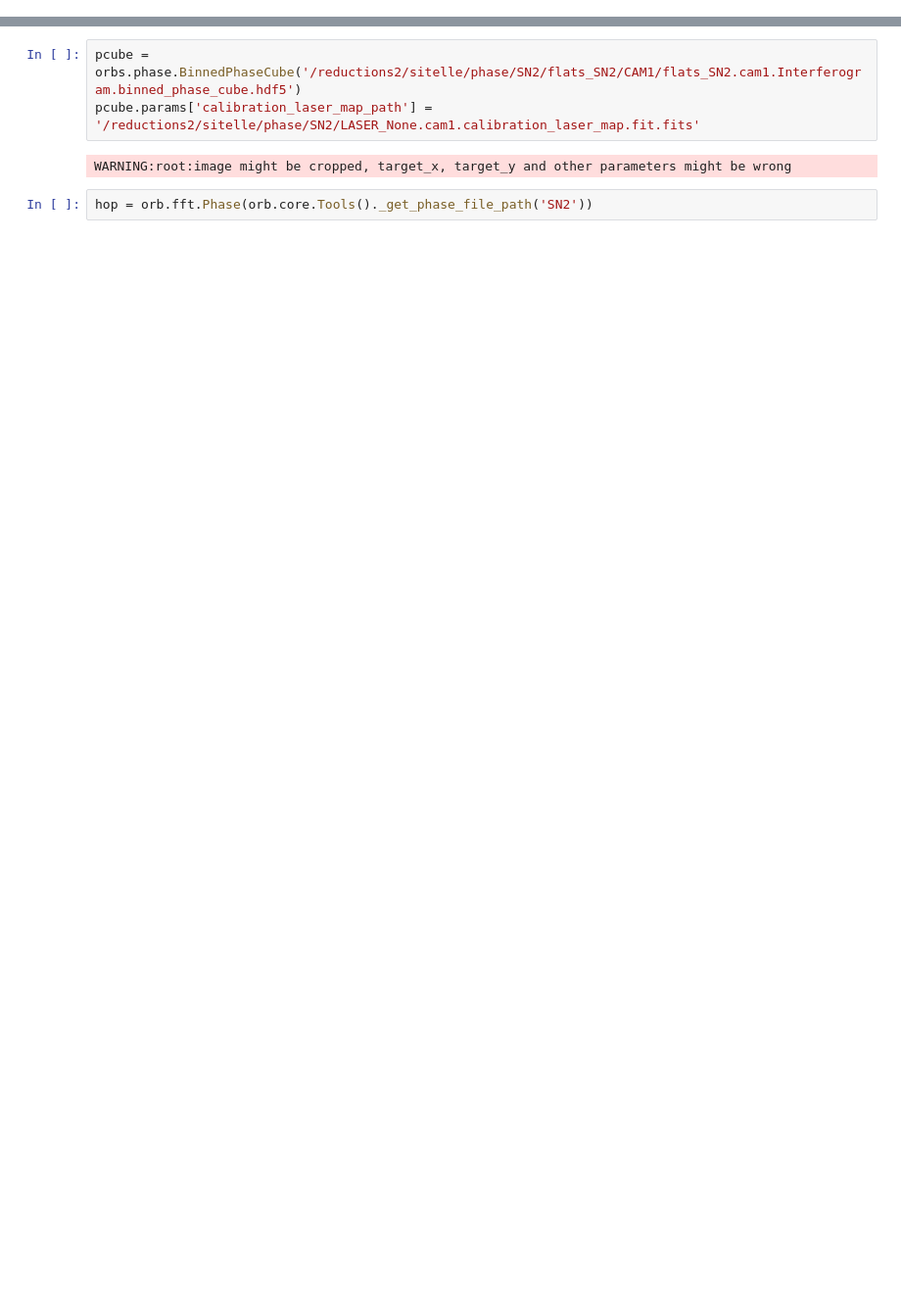
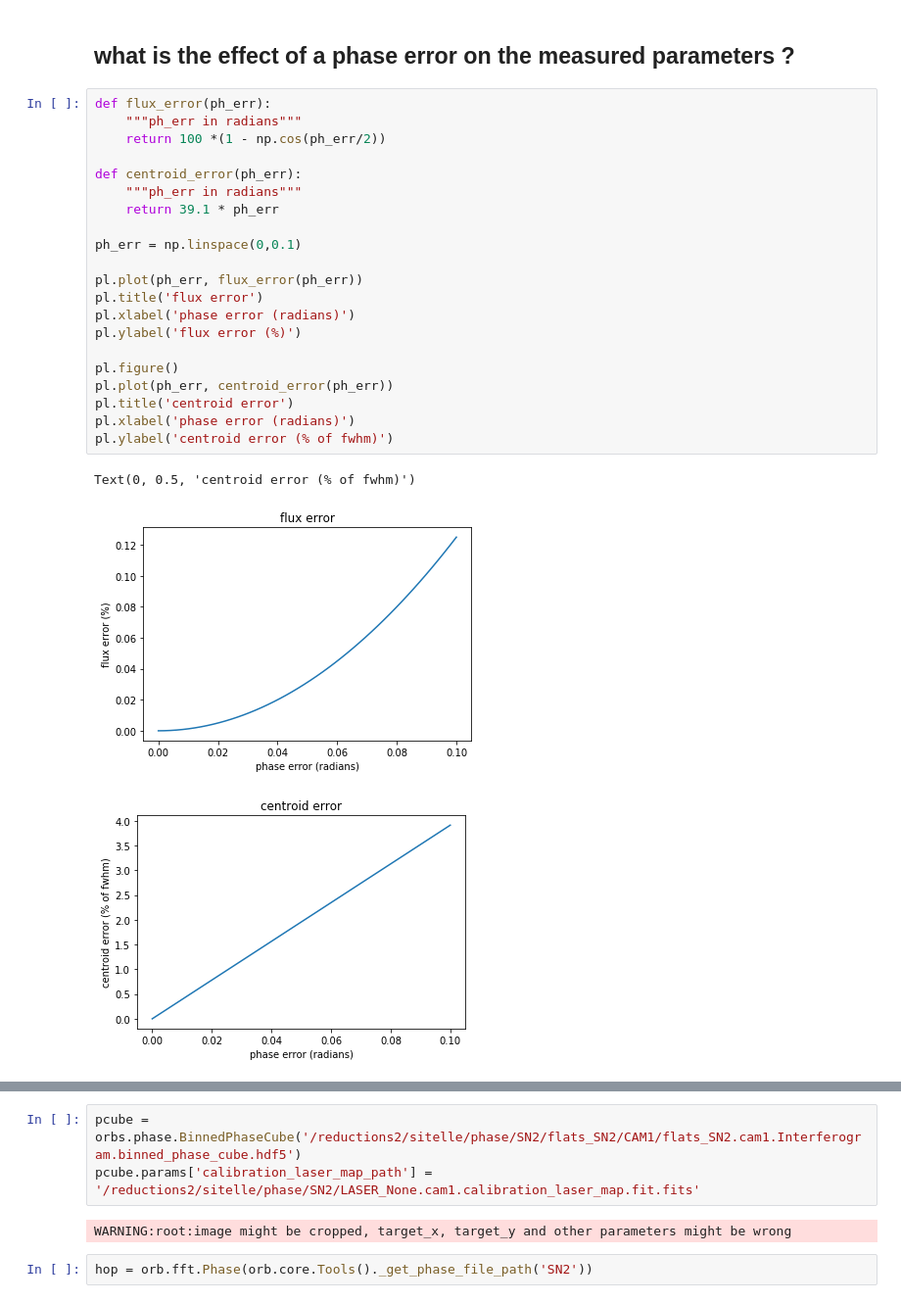
Before and after one commit to thomasorb/orbs, a Jupyter notebook: docs/phase_cube.ipynb, the cells around one changed output, grey strips where cells are left out. Shown: that part at 98% size. Saved outputs shown, nothing was run; the diff lists cells and outputs as text; blank space fills up the shorter version.

```diff
--- a/docs/phase_cube.ipynb
+++ b/docs/phase_cube.ipynb
@@ -46,0 +68,27 @@ print(phase.dimx)
+# %% [markdown]
+## what is the effect of a phase error on the measured parameters ?
+# %%
+def flux_error(ph_err):
+    """ph_err in radians"""
+    return 100 *(1 - np.cos(ph_err/2))
+
+def centroid_error(ph_err):
+    """ph_err in radians"""
+    return 39.1 * ph_err
+
+ph_err = np.linspace(0,0.1)
+
+pl.plot(ph_err, flux_error(ph_err))
+pl.title('flux error')
+pl.xlabel('phase error (radians)')
+pl.ylabel('flux error (%)')
+
+pl.figure()
+pl.plot(ph_err, centroid_error(ph_err))
+pl.title('centroid error')
+pl.xlabel('phase error (radians)')
+pl.ylabel('centroid error (% of fwhm)')
+# %% [output]
+Text(0, 0.5, 'centroid error (% of fwhm)')
+[figure, added]
+[figure, added]
```
Also changed, not shown: parts of 25 cells of this notebook, 2 other files.
